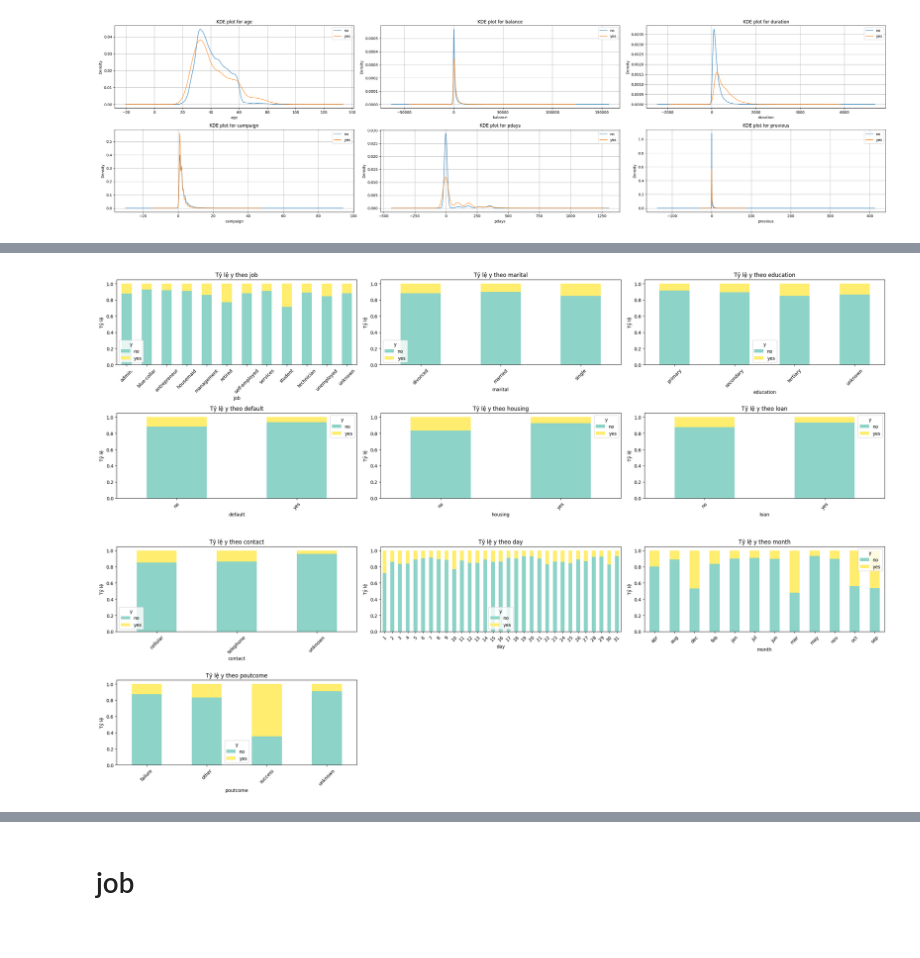
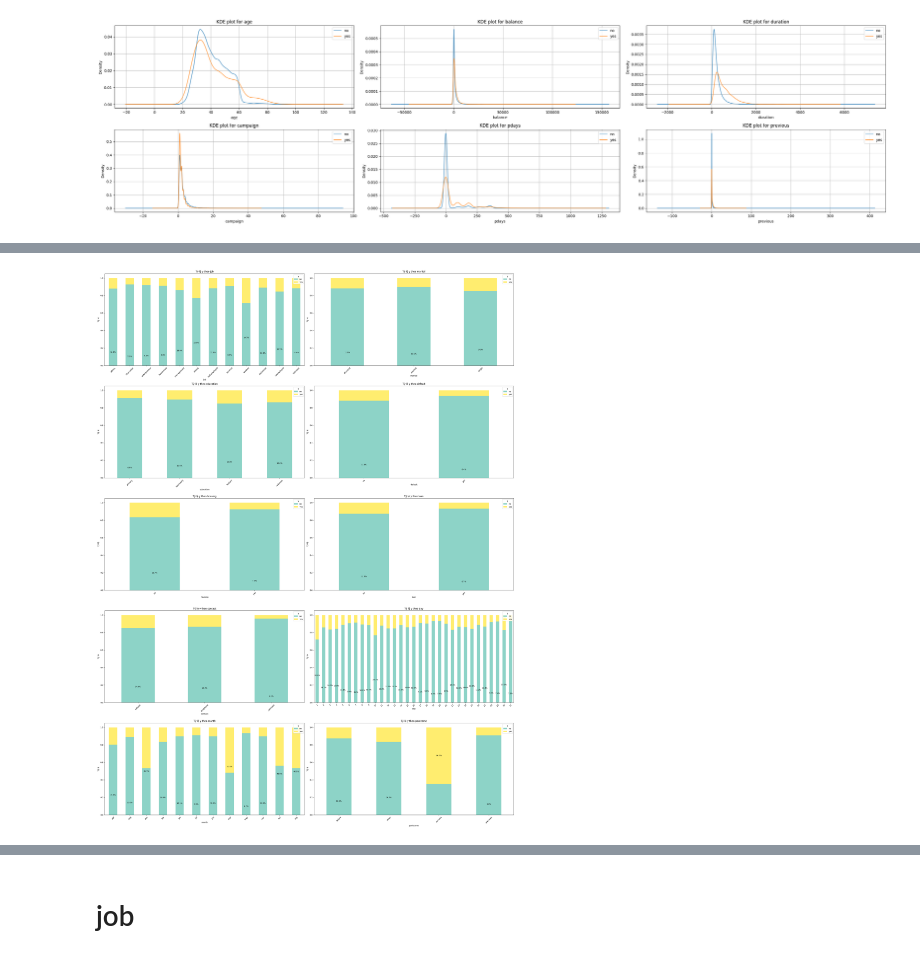
Before and after one commit to nguyenvietkhiemm/data_mining, a Jupyter notebook: jupyter/001_EDA.ipynb, the cells around one changed output, grey strips where cells are left out. Cells and saved outputs as stored; diff of their text form; code cells hidden in the pictures.

```diff
--- a/jupyter/001_EDA.ipynb
+++ b/jupyter/001_EDA.ipynb
@@ -69,0 +74,16 @@ dtype: float64
+# %%
+n_cols = 3
+n_rows = (len(con_features) // n_cols) + (1 if len(con_features) % n_cols != 0 else 0)
+
+fig, axes = plt.subplots(n_rows, n_cols, figsize=(30, 8))
+
+for i, c in enumerate(con_features):
+    ax = axes[i // n_cols, i % n_cols]
+    df.groupby("y")[c].plot(kind="hist", alpha=0.8, ax=ax, legend=True, bins=40)
+    ax.set_title(f"KDE plot for {c}")
+    ax.set_xlabel(c)
+    ax.set_ylabel('Density')
+    ax.grid(True)
+
+plt.tight_layout()
+plt.show()
@@ -122,23 +149,36 @@ plt.show()
 # %%
 cols = [col for col in obj_features if col != "y"]
 n = len(cols)
-n_cols = 3
+n_cols = 2
 n_rows = int(np.ceil(n / n_cols))
 
-fig, axes = plt.subplots(n_rows, n_cols, figsize=(n_cols*8, n_rows*4))
+fig, axes = plt.subplots(n_rows, n_cols, figsize=(n_cols*15, n_rows*8))
 axes = axes.flatten()
 
 for idx, col in enumerate(cols):
     cross_tab = pd.crosstab(df[col], df["y"], normalize='index')
-    cross_tab.plot(kind='bar', stacked=True, ax=axes[idx], colormap="Set3")
-    axes[idx].set_title(f"Tỷ lệ y theo {col}")
-    axes[idx].set_ylabel("Tỷ lệ")
-    axes[idx].tick_params(axis='x', rotation=45)
+    ax = axes[idx]
+
+    cross_tab.plot(kind='bar', stacked=True, ax=ax, colormap="Set3")
+    for i, category in enumerate(cross_tab.index):
+        if 'yes' in cross_tab.columns:
+            yes_ratio = cross_tab.loc[category, 'yes']
+            label = f'{yes_ratio:.1%}'
+            ax.text(i, yes_ratio + 0.02, label, ha='center', va='bottom', fontsize=9, color='black')
+        else:
+            label = '0.0%'
+            ax.text(i, 0.02, label, ha='center', va='bottom', fontsize=9, color='black')
+
+
+    ax.set_title(f"Tỷ lệ y theo {col}")
+    ax.set_ylabel("Tỷ lệ")
+    ax.tick_params(axis='x', rotation=45)
+    ax.legend(title='y')
 
 for i in range(len(cols), len(axes)):
     fig.delaxes(axes[i])
 
 plt.tight_layout()
 plt.show()
 # %% [output]
-[figure, old version]
+[figure, new version]
```
Also changed, not shown: parts of 11 cells of this notebook.
